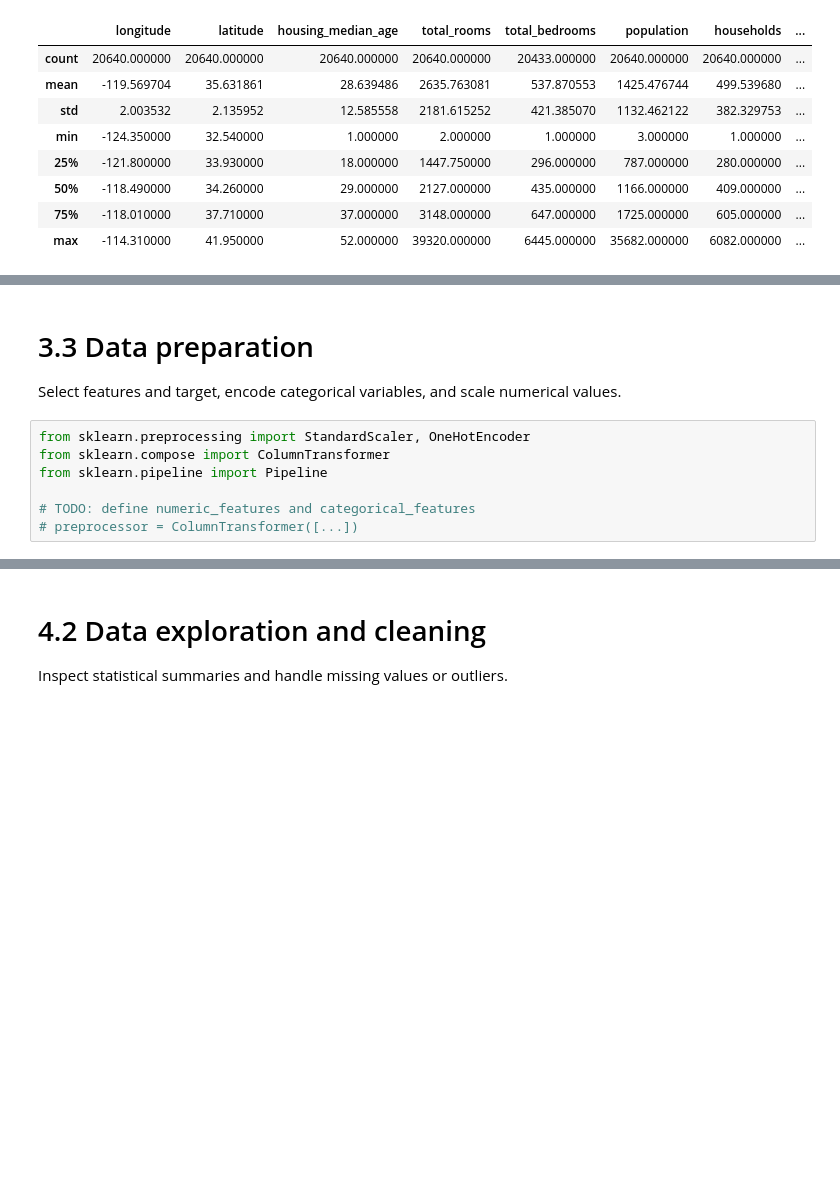
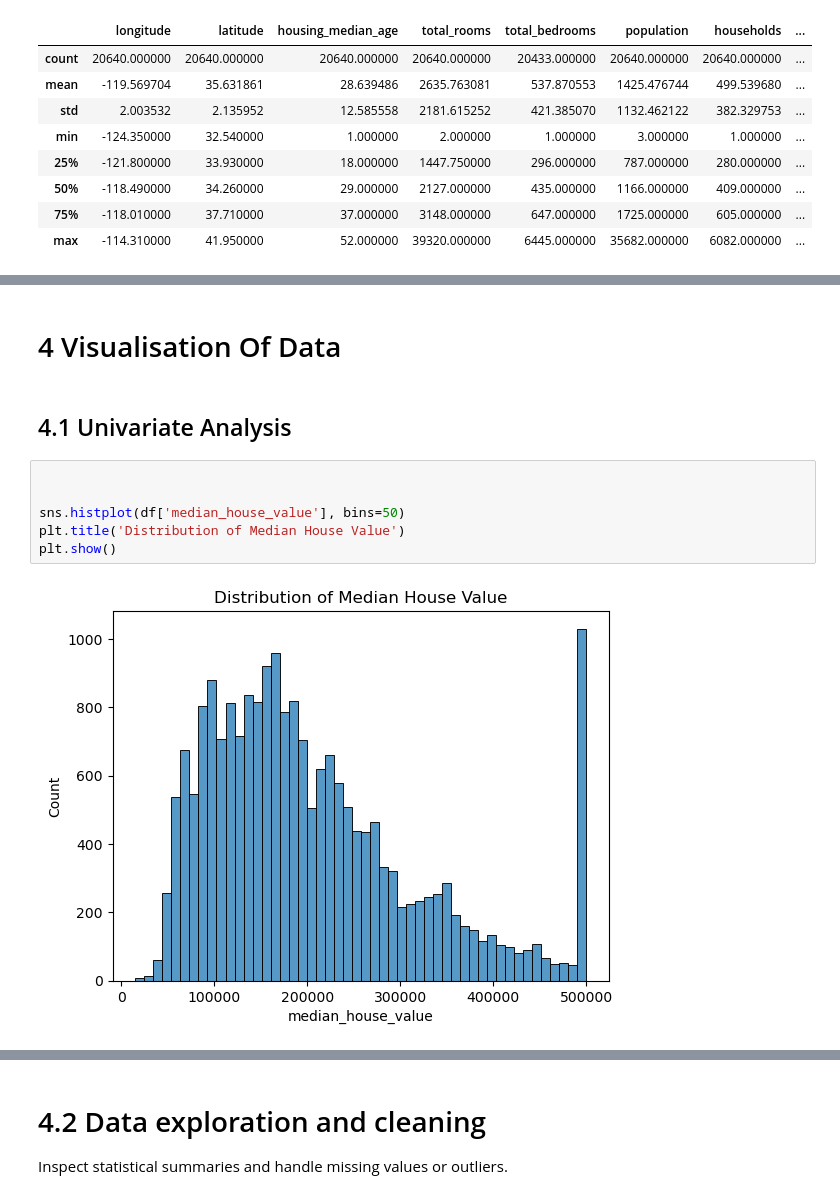
Before and after one commit to brianorina/class202505, a Jupyter notebook: exercise_1/ex1_YoucefBa_structure_pipeline_visiualisation_of_all_datasets.ipynb, the cells around one changed output, grey strips where cells are left out. Cells and saved outputs as stored; diff of their text form; blank space fills up the shorter version.

```diff
--- a/exercise_1/ex1_YoucefBa_structure_pipeline_visiualisation_of_all_datasets.ipynb
+++ b/exercise_1/ex1_YoucefBa_structure_pipeline_visiualisation_of_all_datasets.ipynb
@@ -70,10 +91,12 @@ memory usage: 1.6+ MB
 # %% [markdown]
-# 3.3 Data preparation
-Select features and target, encode categorical variables, and scale numerical values.
+# 4 Visualisation Of Data
-# %%
-from sklearn.preprocessing import StandardScaler, OneHotEncoder
-from sklearn.compose import ColumnTransformer
-from sklearn.pipeline import Pipeline
-
-# TODO: define numeric_features and categorical_features
-# preprocessor = ColumnTransformer([...])
+# %% [markdown]
+## 4.1 Univariate Analysis
+# %%
+
+
+sns.histplot(df['median_house_value'], bins=50)
+plt.title('Distribution of Median House Value')
+plt.show()
+# %% [output]
+[figure, added]
```
Also changed, not shown: parts of 11 cells of this notebook.
